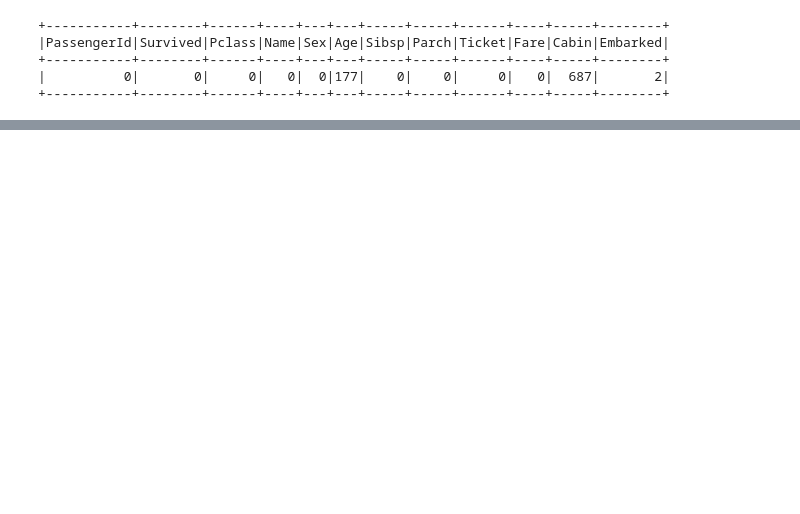
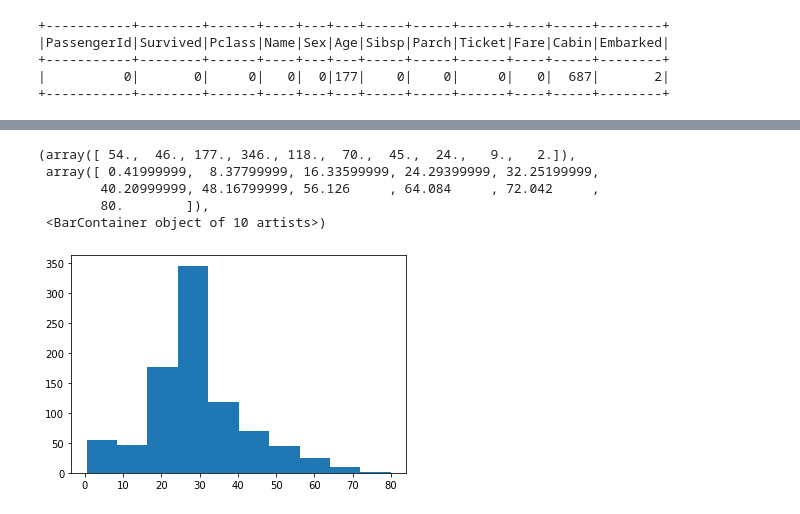
Before and after one commit to afoil/pyspark-demo, a Jupyter notebook: work/demo.ipynb, the cells around one changed output, grey strips where cells are left out. Drawn from its saved outputs; the diff is of its cells as text; code cells hidden in the pictures; blank space fills up the shorter version.

```diff
--- a/work/demo.ipynb
+++ b/work/demo.ipynb
@@ -367,0 +590,11 @@ titanicDF.select([fn.count(fn.when(fn.isnull("Cabin"), 'Cabin')).alias('Cabin')]
+# %%
+# 2のやりかた
+ages = titanicDF.select('Age').rdd.flatMap(lambda x: x).collect()
+plt.hist(ages, bins=10)
+# %% [output]
+(array([ 54.,  46., 177., 346., 118.,  70.,  45.,  24.,   9.,   2.]),
+ array([ 0.41999999,  8.37799999, 16.33599999, 24.29399999, 32.25199999,
+        40.20999999, 48.16799999, 56.126     , 64.084     , 72.042     ,
+        80.        ]),
+ <BarContainer object of 10 artists>)
+[figure, added]
```
Also changed, not shown: parts of 54 cells of this notebook.
